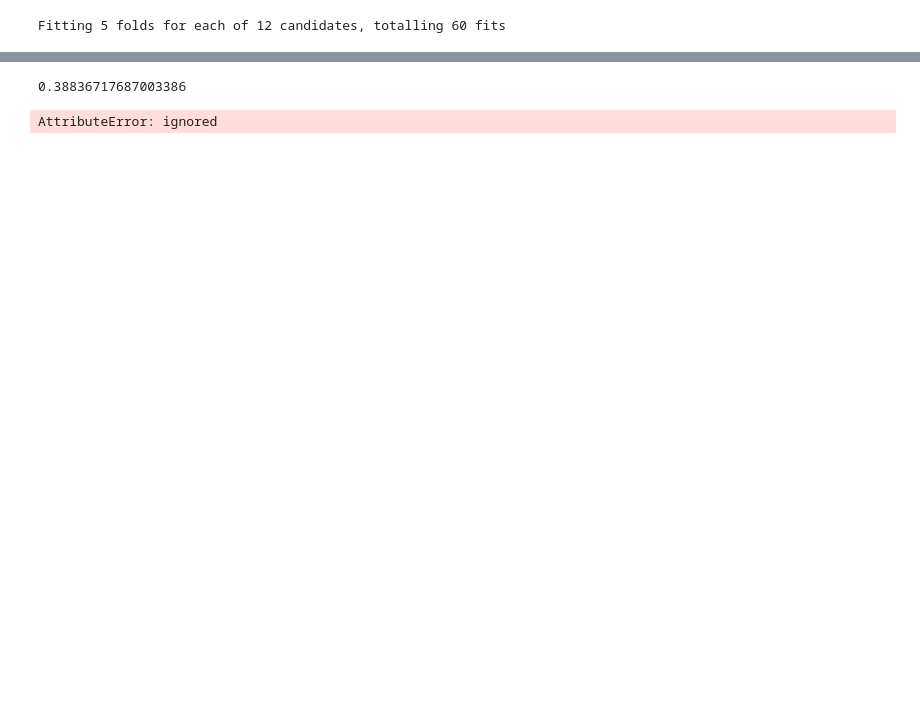
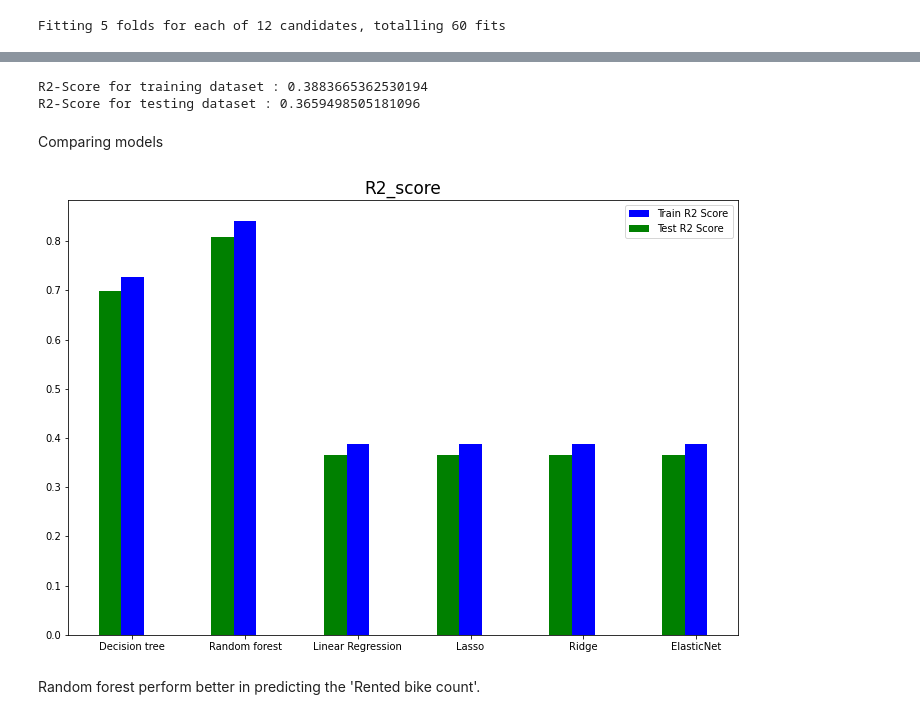
Before and after one commit to Neeraj6maths/Bike-sharing-demand-prediction-regression, a Jupyter notebook: Bike_Sharing_Demand_Prediction_Capstone_Project.ipynb, the cells around one changed output, grey strips where cells are left out. Drawn from its saved outputs; the diff is of its cells as text; code cells hidden in the pictures; blank space fills up the shorter version.

```diff
--- a/Bike_Sharing_Demand_Prediction_Capstone_Project.ipynb
+++ b/Bike_Sharing_Demand_Prediction_Capstone_Project.ipynb
@@ -613,14 +676,14 @@ Lasso
 # %%
 from sklearn.linear_model import Lasso, Ridge
-
-lasso = Lasso()
+# Defining model and training model
+lasso = Lasso( )
 parameters = {'alpha': [1e-15,1e-13,1e-10,1e-8,1e-5,1e-4,1e-3,1e-2,1e-1,1,5,0.0014]}
 
-best_model = gridsearch_modeltraining(lasso, parameters, x_train, y_train)
+lasso_model = gridsearch_modeltraining(lasso, parameters, x_train, y_train)
 # %% [output]
 Fitting 5 folds for each of 12 candidates, totalling 60 fits
 # %%
-test_r2_ls ,train_r2_ls = evaluating_model(best_model, x_train, x_test, y_train, y_test, True)
+test_r2_ls ,train_r2_ls = evaluating_model(lasso_model, x_train, x_test, y_train, y_test, True)
 # %%
 test_r2['Lasso'] = test_r2_ls
 train_r2['Lasso'] = train_r2_ls
@@ -637,9 +698,11 @@ Ridge
 # %%
-from sklearn.linear_model import Lasso, Ridge
+# Defining model and training model
+
+from sklearn.linear_model import  Ridge
 
 
 ridge = Ridge()
 parameters = {'alpha': [1e-10,1e-8,1e-5,1e-4,1e-3,1e-2,1e-1,1,5,10,20,0.0014]}
-best_model = gridsearch_modeltraining(ridge, parameters, x_train, y_train)
+ridge_model = gridsearch_modeltraining(ridge, parameters, x_train, y_train)
 # %% [output]
 Fitting 5 folds for each of 12 candidates, totalling 60 fits
@@ -650,5 +709,7 @@ The best fit alpha value is found out to be : {'alpha': 1, 'copy_X': True, 'fit_
 # %%
-test_r2_rg ,train_r2_rg = evaluating_model(best_model, x_train, x_test, y_train, y_test, True)
+# Evaluating model
+
+test_r2_rg ,train_r2_rg = evaluating_model(ridge_model, x_train, x_test, y_train, y_test, True)
 # %%
 test_r2['Ridge'] = test_r2_rg
 train_r2['Ridge'] = train_r2_rg
@@ -688,4 +740,0 @@ print(test_r2_en)
-# %%
-print(train_r2_en)
-# %% [output]
-0.38836717687003386
@@ -694,4 +741,23 @@ r2 = [test_r2_dt,test_r2_en,test_r2_lr,test_r2_ls,test_r2_en,train_r2_dt,train_r
-# %%
-sbn.barplot(train_r2.keys, train_r2.values)
-# %% [output]
-AttributeError: ignored
+# %%
+print(f"R2-Score for training dataset : {train_r2_en}")
+print(f"R2-Score for testing dataset : {test_r2_en}")
+# %% [output]
+R2-Score for training dataset : 0.3883665362530194
+R2-Score for testing dataset : 0.3659498505181096
+# %% [markdown]
+Comparing models
+# %%
+
+plt.figure(figsize = (12,8))
+X = np.arange(len(train_r2))
+ax = plt.subplot(111)
+ax.bar(X, train_r2.values(), width=0.2, color='b', align='center')
+ax.bar(X-0.2, test_r2.values(), width=0.2, color='g', align='center')
+ax.legend(('Train R2 Score','Test R2 Score'))
+plt.xticks(X, test_r2.keys())
+plt.title("R2_score", fontsize=17)
+plt.show()
+# %% [output]
+[figure, added]
+# %% [markdown]
+Random forest perform better in predicting the 'Rented bike count'.
```
Also changed, not shown: parts of 80 cells of this notebook.
